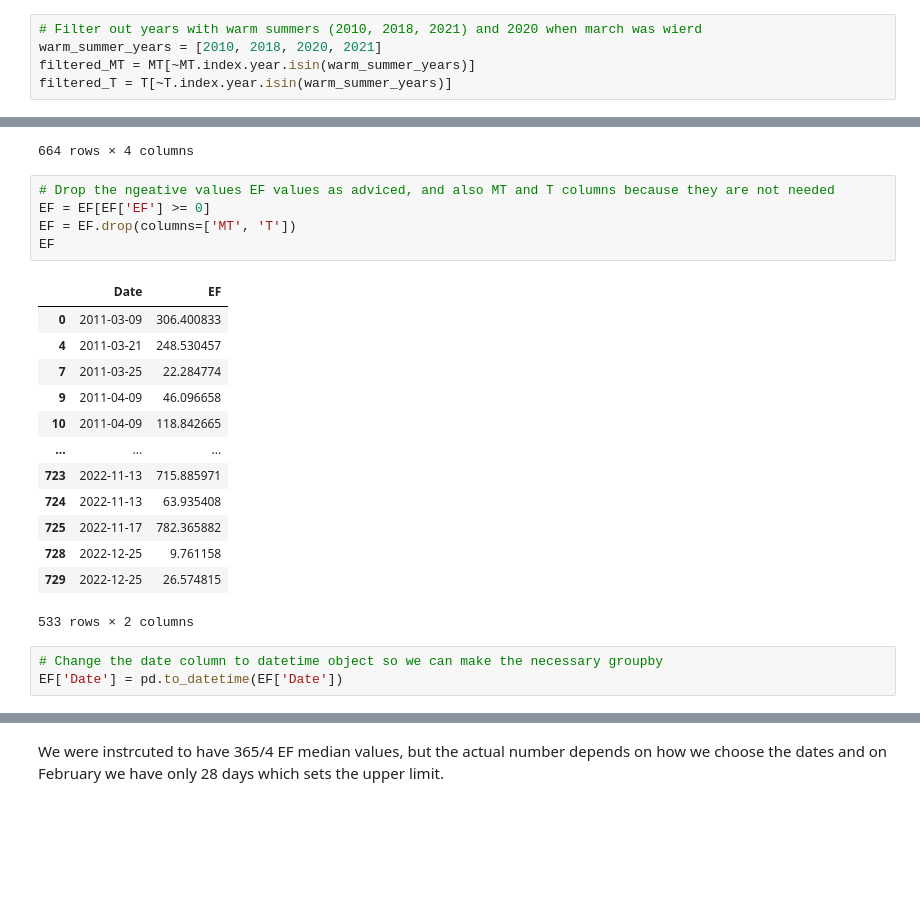
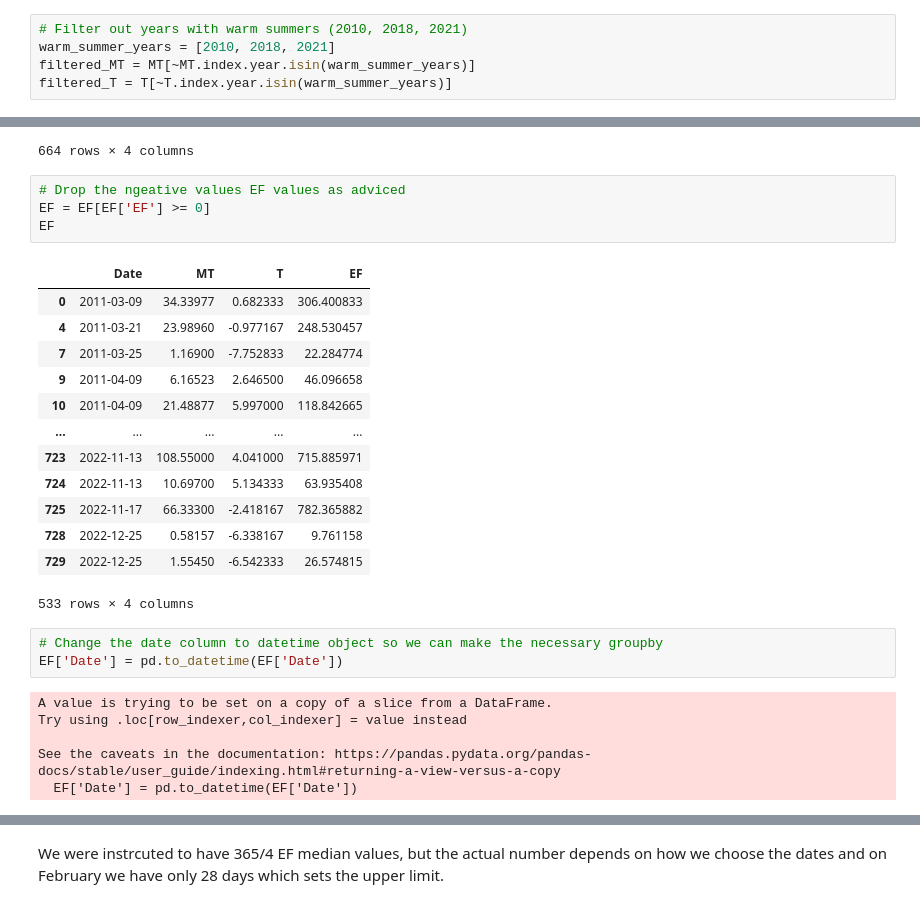
Before and after one commit to ramipiik/Data-Science-Project, a Jupyter notebook: Baseline.ipynb, the cells around one changed output, grey strips where cells are left out. Saved outputs shown, nothing was run; the diff lists cells and outputs as text; blank space fills up the shorter version.

```diff
--- a/Baseline.ipynb
+++ b/Baseline.ipynb
@@ -160,8 +160,8 @@ MT.tail()
 # %% [markdown]
 #### Step 1
 # %%
-# Filter out years with warm summers (2010, 2018, 2021) and 2020 when march was wierd
-warm_summer_years = [2010, 2018, 2020, 2021]
+# Filter out years with warm summers (2010, 2018, 2021)
+warm_summer_years = [2010, 2018, 2021]
 filtered_MT = MT[~MT.index.year.isin(warm_summer_years)]
 filtered_T = T[~T.index.year.isin(warm_summer_years)]
 # %%
@@ -455,27 +455,32 @@ EF
 | 729 | 2022-12-25 | 1.55450 | -6.542333 | 26.574815 |
 664 rows × 4 columns
 # %%
-# Drop the ngeative values EF values as adviced, and also MT and T columns because they are not needed
+# Drop the ngeative values EF values as adviced
 EF = EF[EF['EF'] >= 0]
-EF = EF.drop(columns=['MT', 'T'])
 EF
 # %% [output]
-|  | Date | EF |
-| 0 | 2011-03-09 | 306.400833 |
-| 4 | 2011-03-21 | 248.530457 |
-| 7 | 2011-03-25 | 22.284774 |
-| 9 | 2011-04-09 | 46.096658 |
-| 10 | 2011-04-09 | 118.842665 |
-| ... | ... | ... |
-| 723 | 2022-11-13 | 715.885971 |
-| 724 | 2022-11-13 | 63.935408 |
-| 725 | 2022-11-17 | 782.365882 |
-| 728 | 2022-12-25 | 9.761158 |
-| 729 | 2022-12-25 | 26.574815 |
+|  | Date | MT | T | EF |
+| 0 | 2011-03-09 | 34.33977 | 0.682333 | 306.400833 |
+| 4 | 2011-03-21 | 23.98960 | -0.977167 | 248.530457 |
+| 7 | 2011-03-25 | 1.16900 | -7.752833 | 22.284774 |
+| 9 | 2011-04-09 | 6.16523 | 2.646500 | 46.096658 |
+| 10 | 2011-04-09 | 21.48877 | 5.997000 | 118.842665 |
+| ... | ... | ... | ... | ... |
+| 723 | 2022-11-13 | 108.55000 | 4.041000 | 715.885971 |
+| 724 | 2022-11-13 | 10.69700 | 5.134333 | 63.935408 |
+| 725 | 2022-11-17 | 66.33300 | -2.418167 | 782.365882 |
+| 728 | 2022-12-25 | 0.58157 | -6.338167 | 9.761158 |
+| 729 | 2022-12-25 | 1.55450 | -6.542333 | 26.574815 |
-533 rows × 2 columns
+533 rows × 4 columns
 # %%
 # Change the date column to datetime object so we can make the necessary groupby
 EF['Date'] = pd.to_datetime(EF['Date'])
+# %% [output]
+A value is trying to be set on a copy of a slice from a DataFrame.
+Try using .loc[row_indexer,col_indexer] = value instead
+
+See the caveats in the documentation: https://pandas.pydata.org/pandas-docs/stable/user_guide/indexing.html#returning-a-view-versus-a-copy
+  EF['Date'] = pd.to_datetime(EF['Date'])
 # %%
 # Make a month and day of the year (e.g. 01-05) so we can group by them
 EF['month_day'] = EF['Date'].dt.strftime('%m-%d')
```
Also changed, not shown: parts of 10 cells of this notebook.
